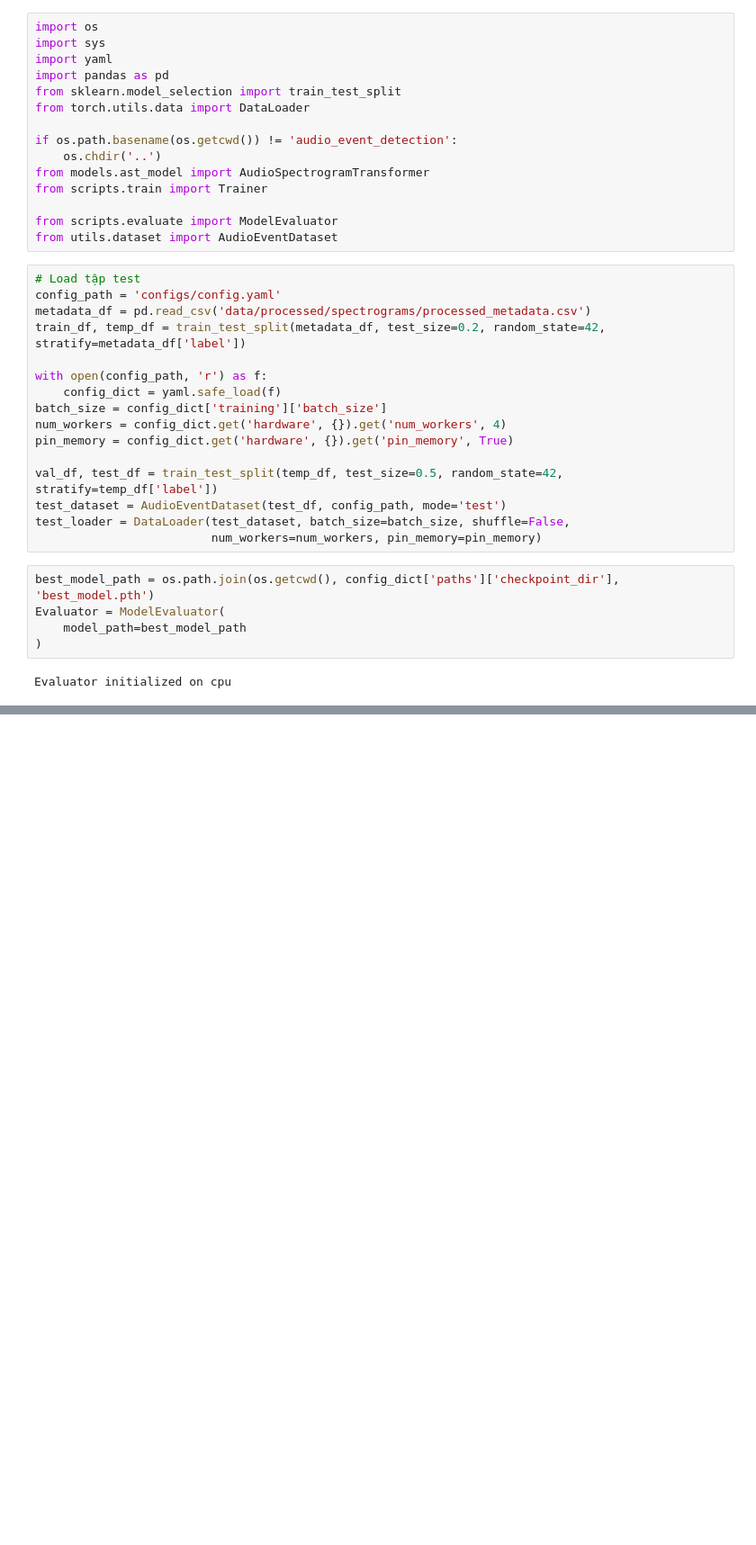
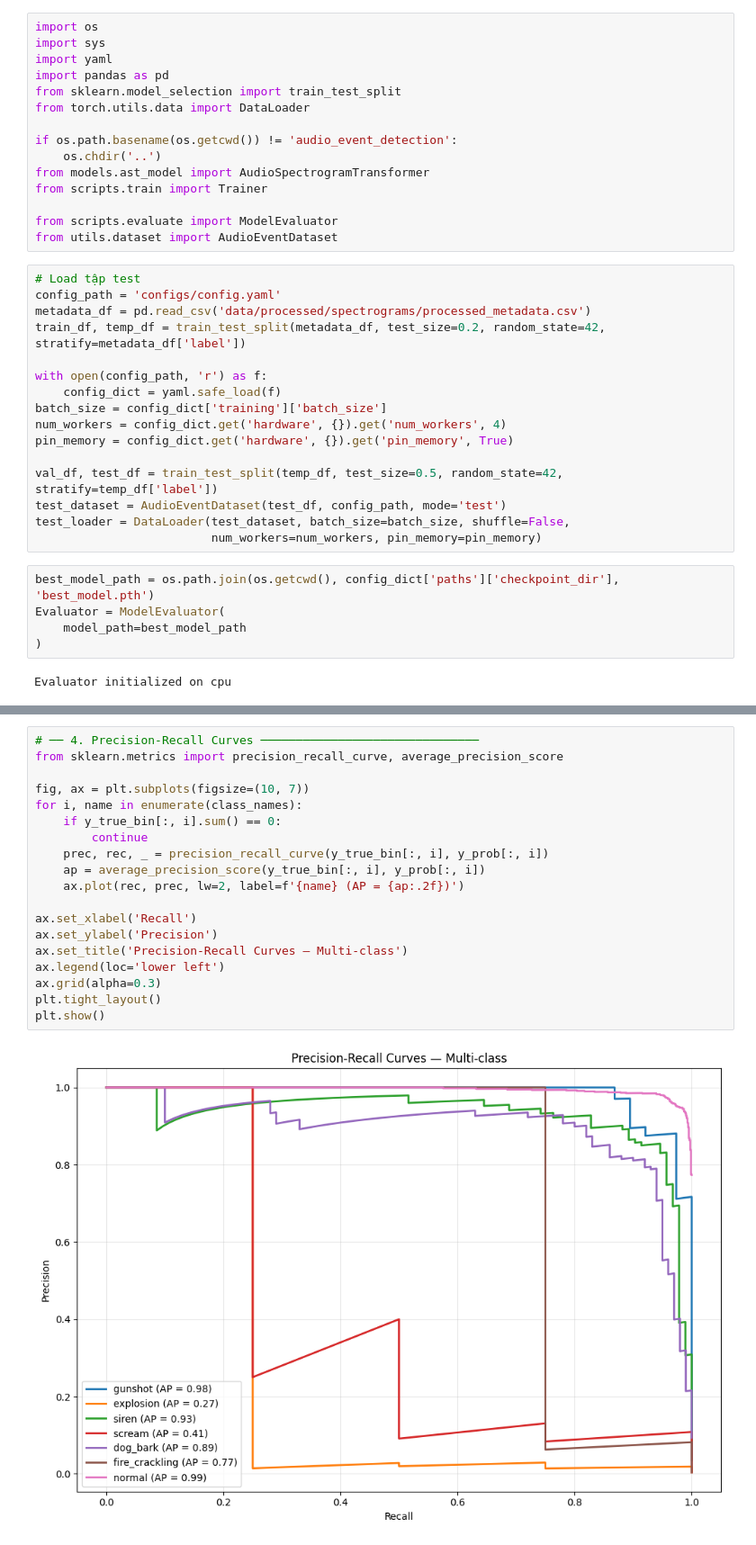
Before and after one commit to itzKieuMinh05/audio_event_detection, a Jupyter notebook: notebooks/03_results_visualization.ipynb, the cells around one changed output, grey strips where cells are left out. Shown at 90% size. Drawn from its saved outputs; the diff is of its cells as text; blank space fills up the shorter version.

```diff
--- a/notebooks/03_results_visualization.ipynb
+++ b/notebooks/03_results_visualization.ipynb
@@ -59,0 +145,21 @@ Evaluating model...
+# %%
+# ── 4. Precision-Recall Curves ───────────────────────────────
+from sklearn.metrics import precision_recall_curve, average_precision_score
+
+fig, ax = plt.subplots(figsize=(10, 7))
+for i, name in enumerate(class_names):
+    if y_true_bin[:, i].sum() == 0:
+        continue
+    prec, rec, _ = precision_recall_curve(y_true_bin[:, i], y_prob[:, i])
+    ap = average_precision_score(y_true_bin[:, i], y_prob[:, i])
+    ax.plot(rec, prec, lw=2, label=f'{name} (AP = {ap:.2f})')
+
+ax.set_xlabel('Recall')
+ax.set_ylabel('Precision')
+ax.set_title('Precision-Recall Curves — Multi-class')
+ax.legend(loc='lower left')
+ax.grid(alpha=0.3)
+plt.tight_layout()
+plt.show()
+# %% [output]
+[figure, added]
```
Also changed, not shown: parts of 8 cells of this notebook, 1 other file.
